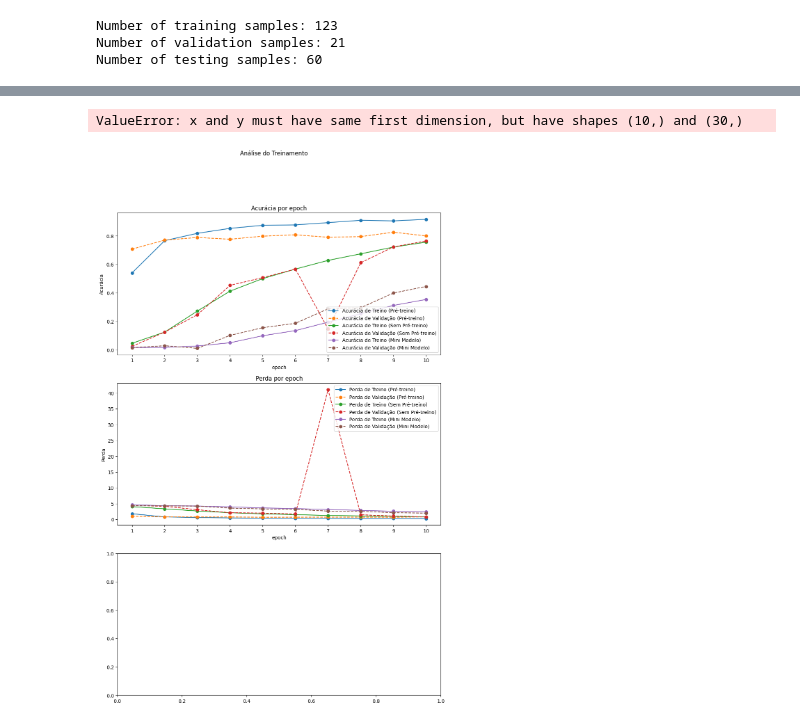
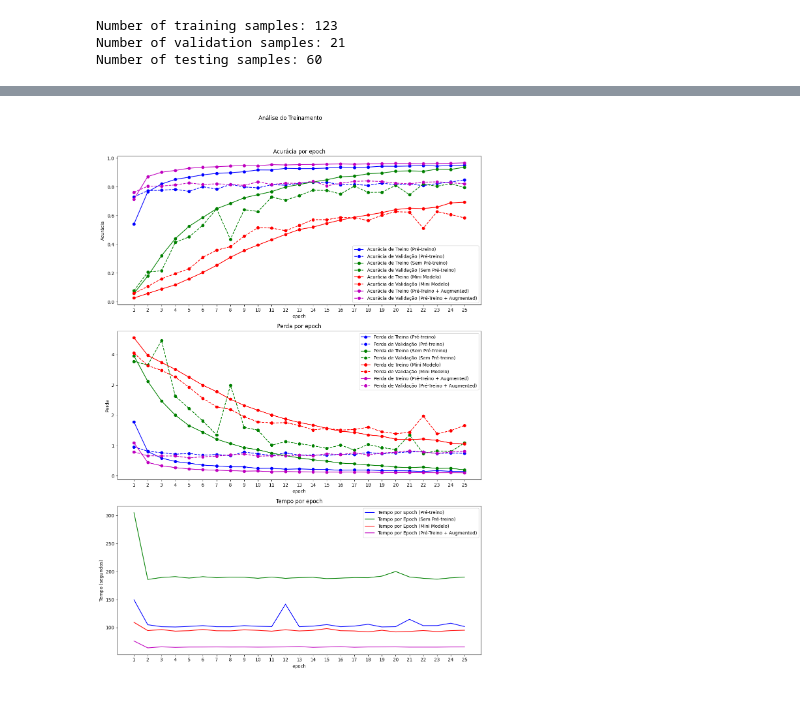
Before and after one commit to PedroQuinet/IC-UFRJ-Zanini, a Jupyter notebook: transfer_learning_reference_2/training_models_comparacao.ipynb, the cells around one changed output, grey strips where cells are left out. Drawn from its saved outputs; the diff is of its cells as text; code cells hidden in the pictures.

Commit message:
Treinamento com um modelo que faz data augmentation

```diff
--- a/transfer_learning_reference_2/training_models_comparacao.ipynb
+++ b/transfer_learning_reference_2/training_models_comparacao.ipynb
@@ -177,0 +162,4 @@ KeyboardInterrupt:
+# %%
+# Comoo o conjunto de treino aumentado tem 5 vezes mais imagens então vamos fazer com que o train_ds tenha 5 vezes mais images (repetições das mesmas)
+# para alimentar o modelo com o data augmentation dentro dele msm
+train_ds = train_ds.repeat(5) # Na próxima vez que quiser fazer augmented dataset é só escolher o número antes e fazer uma por uma como antes para evitar perder a função .cardinality()
@@ -375,6 +448,8 @@ Model: "functional_8"
  Trainable params: 11,303,947 (43.12 MB)
  Non-trainable params: 0 (0.00 B)
 # %%
+from keras.callbacks import EarlyStopping
+
 # Callback para pegar os tempos
 
 class TimingCallback(tf.keras.callbacks.Callback):
@@ -393,8 +468,10 @@ class TimingCallback(tf.keras.callbacks.Callback):
         duration = time.time() - self.starttime
         self.times.append(duration)
 
+
 time_callback_com_pretreino = TimingCallback()
 time_callback_sem_pretreino = TimingCallback()
 time_callback_mini_modelo = TimingCallback()
+time_callback_com_pretreino_augmented = TimingCallback()
 # %%
 # Pode ficar aparecendo Unknown  na quantidade de bathces por conta do data augmentation mas é 615
@@ -450,59 +532,74 @@ loss_mini_modelo = history_mini_modelo.history['loss']
 val_loss_mini_modelo = history_mini_modelo.history['val_loss']
 epoch_times_mini_modelo = time_callback_mini_modelo.times
 epochs_range_mini_modelo = range(1, len(acc_mini_modelo) + 1) # Só para não começar do 0
+# %%
+# Extrair os dados do objeto history
+acc_com_pretreino_augmented = history_com_pretreino_augmented.history['accuracy']
+val_acc_com_pretreino_augmented = history_com_pretreino_augmented.history['val_accuracy']
+loss_com_pretreino_augmented = history_com_pretreino_augmented.history['loss']
+val_loss_com_pretreino_augmented = history_com_pretreino_augmented.history['val_loss']
+epoch_times_com_pretreino_augmented = time_callback_com_pretreino_augmented.times
+epochs_range_com_pretreino_augmented = range(1, len(acc_com_pretreino_augmented) + 1) # Só para não começar do 0
 # %%
-epochs_range = epochs_range_com_pretreino # Todas são iguais
+epochs_range = np.max([len(epochs_range_com_pretreino), len(epochs_range_sem_pretreino), len(epochs_range_mini_modelo), len(epochs_range_com_pretreino_augmented)])
 # %%
 # Criar a figura e os eixos para os plots
 fig, (ax1, ax2, ax3) = plt.subplots(3, 1, figsize=(12, 18))
 fig.suptitle('Análise do Treinamento')
 
 # Plot 1: Acurácia de Treino e Validação
-ax1.plot(epochs_range, acc_com_pretreino, 'o-', label='Acurácia de Treino (Pré-treino)')
-ax1.plot(epochs_range, val_acc_com_pretreino, 'o--', label='Acurácia de Validação (Pré-treino)')
-ax1.plot(epochs_range, acc_sem_pretreino, 'o-', label='Acurácia de Treino (Sem Pré-treino)')
-ax1.plot(epochs_range, val_acc_sem_pretreino, 'o--', label='Acurácia de Validação (Sem Pré-treino)')
-ax1.plot(epochs_range, acc_mini_modelo, 'o-', label='Acurácia de Treino (Mini Modelo)')
-ax1.plot(epochs_range, val_acc_mini_modelo, 'o--', label='Acurácia de Validação (Mini Modelo)') # Corrected variable name
+ax1.plot(epochs_range_com_pretreino, acc_com_pretreino, 'o-', label='Acurácia de Treino (Pré-treino)', color = 'b')
+ax1.plot(epochs_range_com_pretreino, val_acc_com_pretreino, 'o--', label='Acurácia de Validação (Pré-treino)', color = 'b')
+ax1.plot(epochs_range_sem_pretreino, acc_sem_pretreino, 'o-', label='Acurácia de Treino (Sem Pré-treino)', color = 'g')
+ax1.plot(epochs_range_sem_pretreino, val_acc_sem_pretreino, 'o--', label='Acurácia de Validação (Sem Pré-treino)', color = 'g')
+ax1.plot(epochs_range_mini_modelo, acc_mini_modelo, 'o-', label='Acurácia de Treino (Mini Modelo)', color = 'r')
+ax1.plot(epochs_range_mini_modelo, val_acc_mini_modelo, 'o--', label='Acurácia de Validação (Mini Modelo)', color = 'r') # Corrected variable name
+ax1.plot(epochs_range_com_pretreino_augmented, acc_com_pretreino_augmented, 'o-', label='Acurácia de Treino (Pré-Treino + Augmented)', color = 'm')
+ax1.plot(epochs_range_com_pretreino_augmented, val_acc_com_pretreino_augmented, 'o--', label='Acurácia de Validação (Pré-Treino + Augmented)', color = 'm')
 
 
 ax1.set_title('Acurácia por epoch')
 ax1.set_xlabel('epoch')
 ax1.set_ylabel('Acurácia')
 ax1.legend(loc='lower right') # Para não atrapalhar o gráfico
-ax1.set_xticks(epochs_range)
+ax1.set_xticks(range(1, epochs_range + 1))
+
 
 # Plot 2: Perda de Treino e Validação
-ax2.plot(epochs_range, loss_com_pretreino, 'o-', label='Perda de Treino (Pré-treino)')
-ax2.plot(epochs_range, val_loss_com_pretreino, 'o--', label='Perda de Validação (Pré-treino)')
-ax2.plot(epochs_range, loss_sem_pretreino, 'o-', label='Perda de Treino (Sem Pré-treino)')
-ax2.plot(epochs_range, val_loss_sem_pretreino, 'o--', label='Perda de Validação (Sem Pré-treino)')
-ax2.plot(epochs_range, loss_mini_modelo, 'o-', label='Perda de Treino (Mini Modelo)')
-ax2.plot(epochs_range, val_loss_mini_modelo, 'o--', label='Perda de Validação (Mini Modelo)') # Corrected variable name
+ax2.plot(epochs_range_com_pretreino, loss_com_pretreino, 'o-', label='Perda de Treino (Pré-treino)', color = 'b')
+ax2.plot(epochs_range_com_pretreino, val_loss_com_pretreino, 'o--', label='Perda de Validação (Pré-treino)', color = 'b')
+ax2.plot(epochs_range_sem_pretreino, loss_sem_pretreino, 'o-', label='Perda de Treino (Sem Pré-treino)', color = 'g')
+ax2.plot(epochs_range_sem_pretreino, val_loss_sem_pretreino, 'o--', label='Perda de Validação (Sem Pré-treino)', color = 'g')
+ax2.plot(epochs_range_mini_modelo, loss_mini_modelo, 'o-', label='Perda de Treino (Mini Modelo)', color = 'r')
+ax2.plot(epochs_range_mini_modelo, val_loss_mini_modelo, 'o--', label='Perda de Validação (Mini Modelo)', color = 'r') # Corrected variable name
+ax2.plot(epochs_range_com_pretreino_augmented, loss_com_pretreino_augmented, 'o-', label='Perda de Treino (Pré-Treino + Augmented)', color = 'm')
+ax2.plot(epochs_range_com_pretreino_augmented, val_loss_com_pretreino_augmented, 'o--', label='Perda de Validação (Pré-Treino + Augmented)', color = 'm')
 
 
 ax2.set_title('Perda por epoch')
 ax2.set_xlabel('epoch')
 ax2.set_ylabel('Perda')
 ax2.legend(loc='upper right')
-ax2.set_xticks(epochs_range)
+ax2.set_xticks(range(1, epochs_range + 1))
+
 
 # Plot 3: Tempo por Epoch
-ax3.plot(epochs_range, epoch_times_com_pretreino, 'o-', label='Tempo por Epoch (Pré-treino)')
-ax3.plot(epochs_range, epoch_times_sem_pretreino, 'o--', label='Tempo por Epoch (Sem Pré-treino)')
-ax3.plot(epochs_range, epoch_times_mini_modelo, label='Tempo por Epoch (Mini Modelo)')
+ax3.plot(epochs_range_com_pretreino, epoch_times_com_pretreino, label='Tempo por Epoch (Pré-treino)', color = 'b')
+ax3.plot(epochs_range_sem_pretreino, epoch_times_sem_pretreino, label='Tempo por Epoch (Sem Pré-treino)', color = 'g')
+ax3.plot(epochs_range_mini_modelo, epoch_times_mini_modelo, label='Tempo por Epoch (Mini Modelo)', color = 'r')
+ax3.plot(epochs_range_com_pretreino_augmented, epoch_times_com_pretreino_augmented, label='Tempo por Epoch (Pré-Treino + Augmented)', color = 'm')
 
 ax3.set_title('Tempo por epoch')
 ax3.set_xlabel('epoch')
 ax3.set_ylabel('Tempo (segundos)')
 ax3.legend()
-ax3.set_xticks(epochs_range)
+ax3.set_xticks(range(1, epochs_range + 1))
+
 
 # Ajustar o layout para evitar sobreposição de títulos e rótulos
 plt.tight_layout(rect=[0, 0.03, 1, 0.95]) # Ajusta o layout, deixando espaço para o suptitle
 
 # Mostrar o plot
 plt.show()
 # %% [output]
-ValueError: x and y must have same first dimension, but have shapes (10,) and (30,)
-[figure, old version]
+[figure, new version]
```
Also changed, not shown: parts of 16 cells of this notebook.
